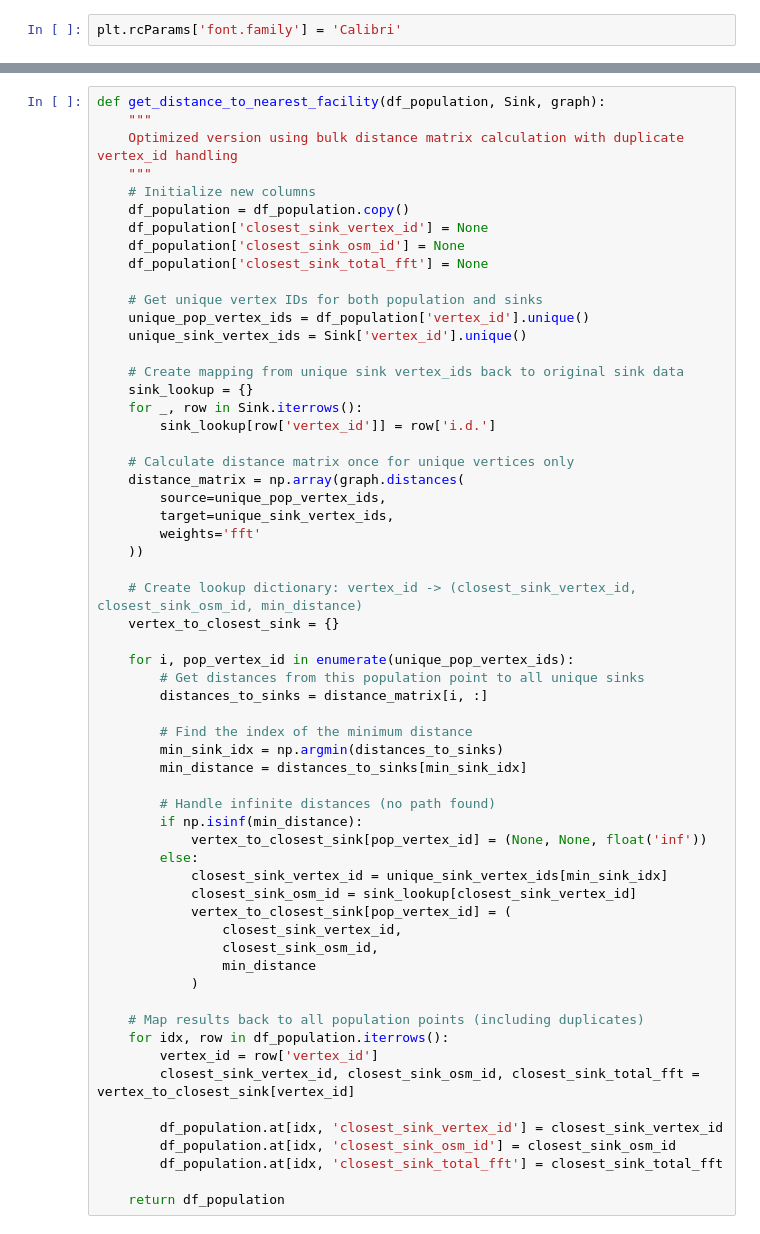
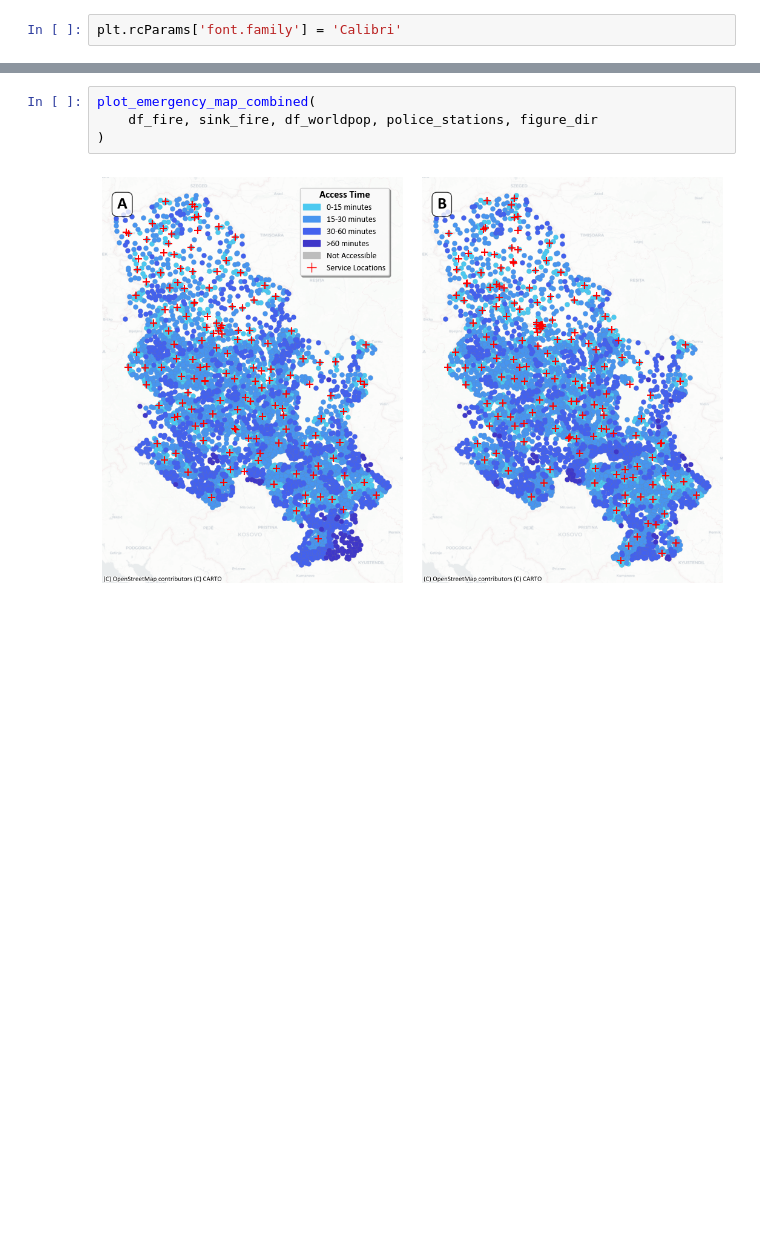
Before and after one commit to VU-IVM/Criticality-Analysis-Roads-Serbia, a Jupyter notebook: notebooks/3e_Baseline_Accesibility_Analysis-policestations.ipynb, the cells around one changed output, grey strips where cells are left out. Saved outputs shown, nothing was run; the diff lists cells and outputs as text; blank space fills up the shorter version.

```diff
--- a/notebooks/3e_Baseline_Accesibility_Analysis-policestations.ipynb
+++ b/notebooks/3e_Baseline_Accesibility_Analysis-policestations.ipynb
@@ -103,61 +122,7 @@ Sink['vertex_id'] = Sink.geometry.apply(lambda x: nodes.iloc[nodes_sindex.neares
 # %%
-def get_distance_to_nearest_facility(df_population, Sink, graph):
-    """
-    Optimized version using bulk distance matrix calculation with duplicate vertex_id handling
-    """
-    # Initialize new columns
-    df_population = df_population.copy()
-    df_population['closest_sink_vertex_id'] = None
-    df_population['closest_sink_osm_id'] = None
-    df_population['closest_sink_total_fft'] = None
-
-    # Get unique vertex IDs for both population and sinks
-    unique_pop_vertex_ids = df_population['vertex_id'].unique()
-    unique_sink_vertex_ids = Sink['vertex_id'].unique()
-
-    # Create mapping from unique sink vertex_ids back to original sink data
-    sink_lookup = {}
-    for _, row in Sink.iterrows():
-        sink_lookup[row['vertex_id']] = row['i.d.']
-
-    # Calculate distance matrix once for unique vertices only
-    distance_matrix = np.array(graph.distances(
-        source=unique_pop_vertex_ids,
-        target=unique_sink_vertex_ids,
-        weights='fft'
-    ))
-
-    # Create lookup dictionary: vertex_id -> (closest_sink_vertex_id, closest_sink_osm_id, min_distance)
-    vertex_to_closest_sink = {}
-
-    for i, pop_vertex_id in enumerate(unique_pop_vertex_ids):
-        # Get distances from this population point to all unique sinks
-        distances_to_sinks = distance_matrix[i, :]
-
-        # Find the index of the minimum distance
-        min_sink_idx = np.argmin(distances_to_sinks)
-        min_distance = distances_to_sinks[min_sink_idx]
-
-        # Handle infinite distances (no path found)
-        if np.isinf(min_distance):
-            vertex_to_closest_sink[pop_vertex_id] = (None, None, float('inf'))
-        else:
-            closest_sink_vertex_id = unique_sink_vertex_ids[min_sink_idx]
-            closest_sink_osm_id = sink_lookup[closest_sink_vertex_id]
-            vertex_to_closest_sink[pop_vertex_id] = (
-                closest_sink_vertex_id,
-                closest_sink_osm_id,
-                min_distance
-            )
-
-    # Map results back to all population points (including duplicates)
-    for idx, row in df_population.iterrows():
-        vertex_id = row['vertex_id']
-        closest_sink_vertex_id, closest_sink_osm_id, closest_sink_total_fft = vertex_to_closest_sink[vertex_id]
-
-        df_population.at[idx, 'closest_sink_vertex_id'] = closest_sink_vertex_id
-        df_population.at[idx, 'closest_sink_osm_id'] = closest_sink_osm_id
-        df_population.at[idx, 'closest_sink_total_fft'] = closest_sink_total_fft
-
-    return df_population
+plot_emergency_map_combined(
+    df_fire, sink_fire, df_worldpop, police_stations, figure_dir
+)
+# %% [output]
+[figure, added]
 # %%
```
Also changed, not shown: parts of 14 cells of this notebook, 8 other files.
